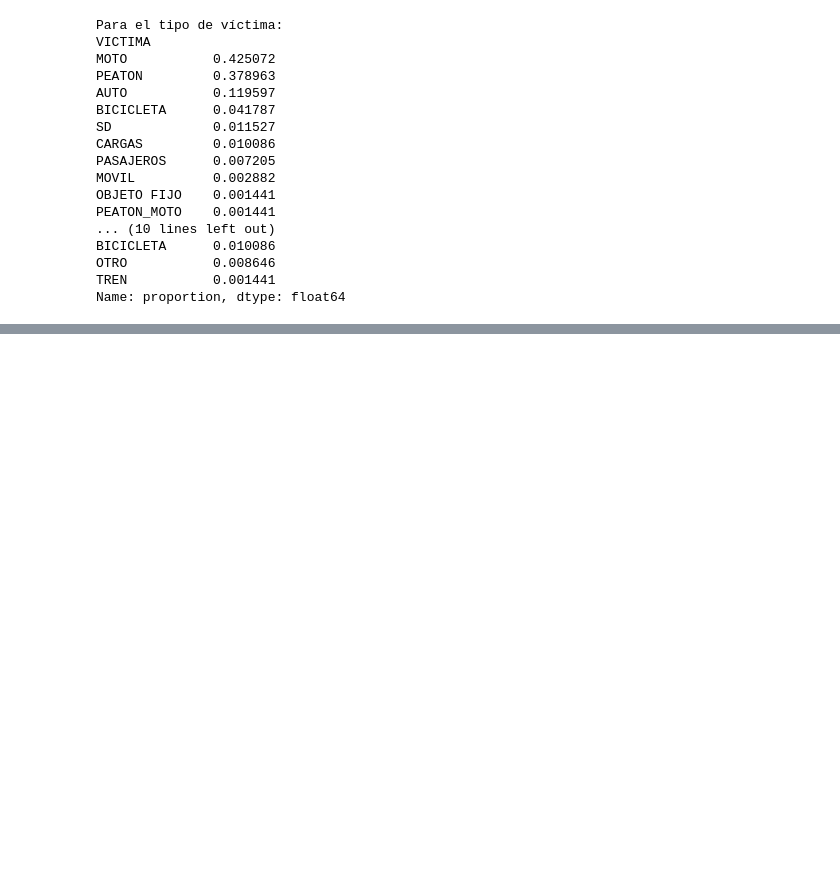
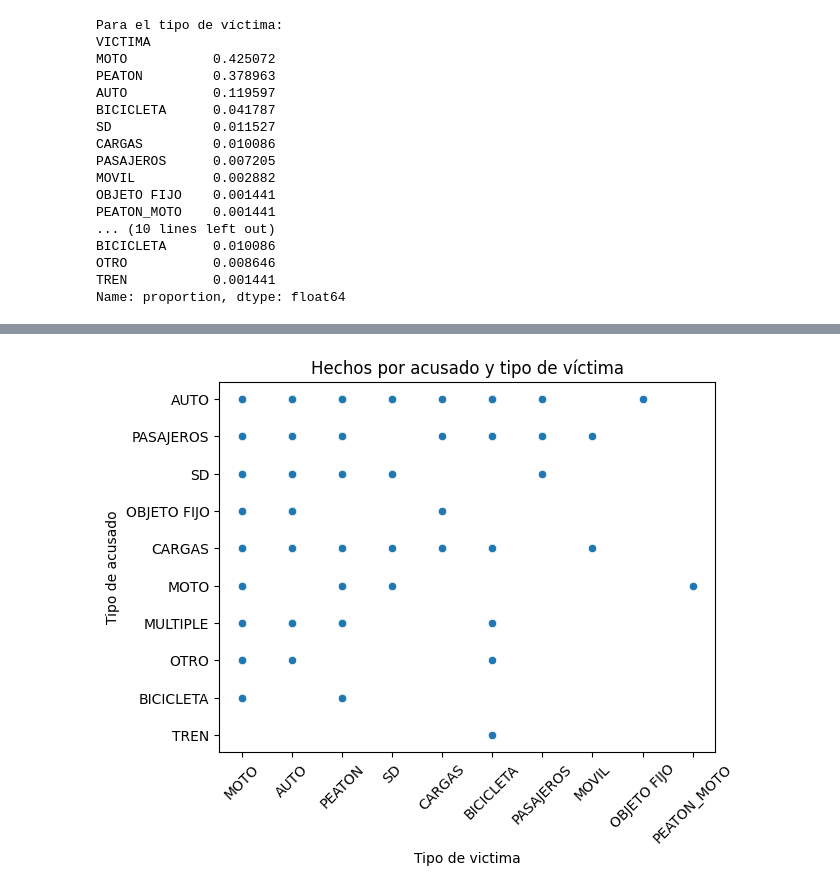
Before and after one commit to DaAnMaGi/Proyecto_Data_Abril, a Jupyter notebook: Bases/apertura_bases.ipynb, the cells around one changed output, grey strips where cells are left out. Saved outputs shown, nothing was run; the diff lists cells and outputs as text; code cells hidden in the pictures; blank space fills up the shorter version.

```diff
--- a/Bases/apertura_bases.ipynb
+++ b/Bases/apertura_bases.ipynb
@@ -306,0 +350,9 @@ A partir de las estadísticas que se obtienen, se pueden observar lo siguiente:
+# %%
+sns.scatterplot(hechos,x="VICTIMA",y="ACUSADO")
+plt.tick_params(axis="x",rotation=45)
+plt.xlabel("Tipo de victima")
+plt.ylabel("Tipo de acusado")
+plt.title("Hechos por acusado y tipo de víctima")
+plt.show()
+# %% [output]
+[figure, added]
```
Also changed, not shown: parts of 12 cells of this notebook.
